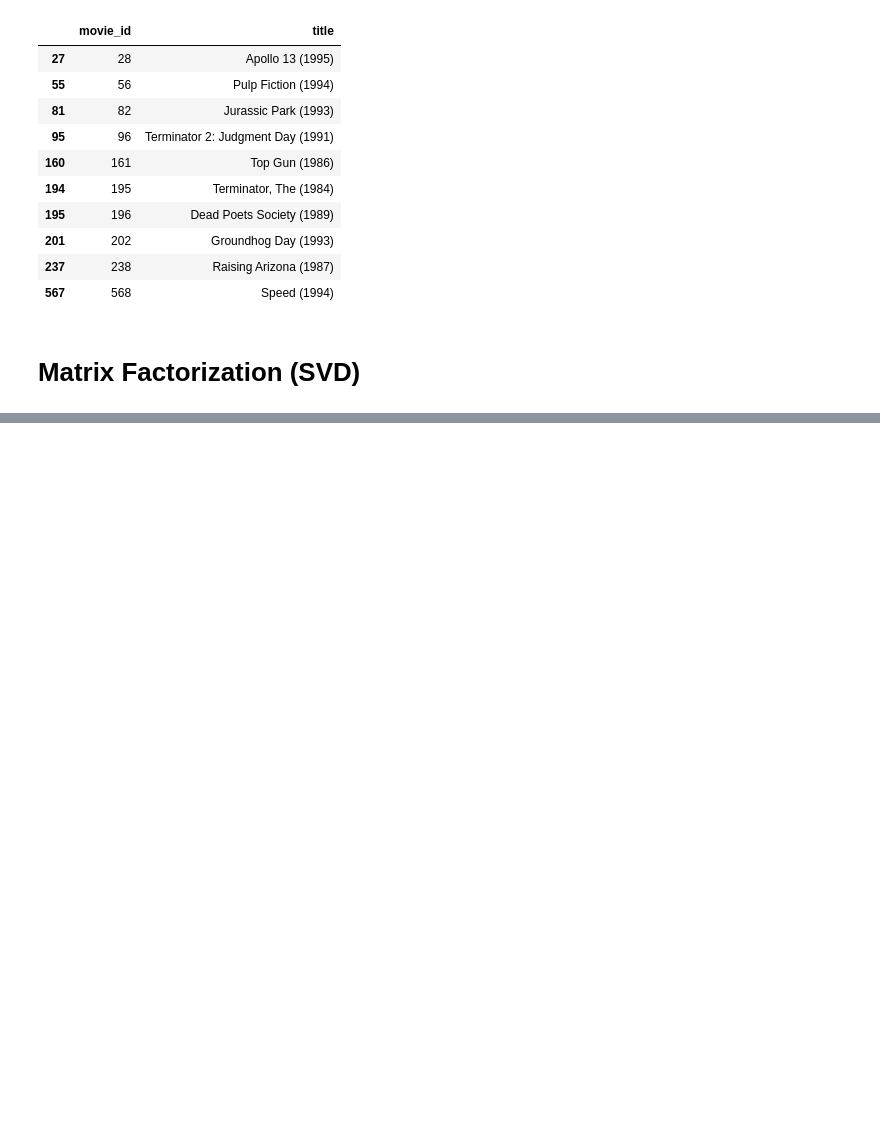
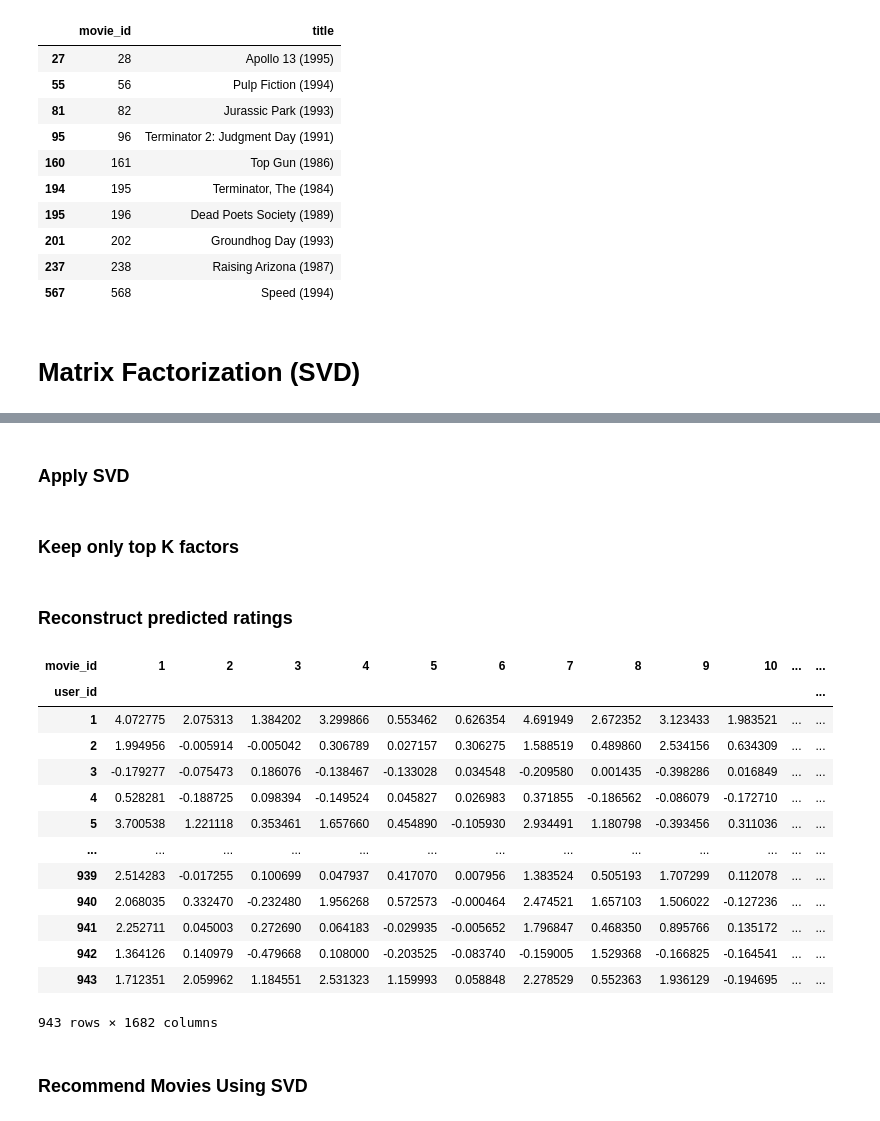
Before and after one commit to KaushalyaDasanayake/movie-recommendations-capstone, a Jupyter notebook: notebook.ipynb, the cells around one changed output, grey strips where cells are left out. Drawn from its saved outputs; the diff is of its cells as text; code cells hidden in the pictures; blank space fills up the shorter version.

Commit message:
Add svd based matrix factorization for movie recommendations

```diff
--- a/notebook.ipynb
+++ b/notebook.ipynb
@@ -513,0 +482,43 @@ R_demeaned
+# %% [markdown]
+### Apply SVD
+# %%
+import numpy as np
+
+U, sigma, Vt = np.linalg.svd(R_demeaned, full_matrices=False)
+# %% [markdown]
+### Keep only top K factors
+# %%
+k=20
+
+U_k = U[:,:k]
+sigma_k = np.diag(sigma[:k])
+Vt_k = Vt[:k, :]
+# %% [markdown]
+### Reconstruct predicted ratings
+# %%
+R_pred = np.dot(np.dot(U_k, sigma_k), Vt_k)
+
+R_pred_df = pd.DataFrame(
+    R_pred,
+    index=user_movie_filled.index,
+    columns=user_movie_filled.columns
+)
+
+R_pred_df = R_pred_df.add(user_means, axis=0)
+# %% [output]
+| movie_id | 1 | 2 | 3 | 4 | 5 | 6 | 7 | 8 | 9 | 10 | ... | ... |
+| user_id |  |  |  |  |  |  |  |  |  |  |  | ... |
+| 1 | 4.072775 | 2.075313 | 1.384202 | 3.299866 | 0.553462 | 0.626354 | 4.691949 | 2.672352 | 3.123433 | 1.983521 | ... | ... |
+| 2 | 1.994956 | -0.005914 | -0.005042 | 0.306789 | 0.027157 | 0.306275 | 1.588519 | 0.489860 | 2.534156 | 0.634309 | ... | ... |
+| 3 | -0.179277 | -0.075473 | 0.186076 | -0.138467 | -0.133028 | 0.034548 | -0.209580 | 0.001435 | -0.398286 | 0.016849 | ... | ... |
+| 4 | 0.528281 | -0.188725 | 0.098394 | -0.149524 | 0.045827 | 0.026983 | 0.371855 | -0.186562 | -0.086079 | -0.172710 | ... | ... |
+| 5 | 3.700538 | 1.221118 | 0.353461 | 1.657660 | 0.454890 | -0.105930 | 2.934491 | 1.180798 | -0.393456 | 0.311036 | ... | ... |
+| ... | ... | ... | ... | ... | ... | ... | ... | ... | ... | ... | ... | ... |
+| 939 | 2.514283 | -0.017255 | 0.100699 | 0.047937 | 0.417070 | 0.007956 | 1.383524 | 0.505193 | 1.707299 | 0.112078 | ... | ... |
+| 940 | 2.068035 | 0.332470 | -0.232480 | 1.956268 | 0.572573 | -0.000464 | 2.474521 | 1.657103 | 1.506022 | -0.127236 | ... | ... |
+| 941 | 2.252711 | 0.045003 | 0.272690 | 0.064183 | -0.029935 | -0.005652 | 1.796847 | 0.468350 | 0.895766 | 0.135172 | ... | ... |
+| 942 | 1.364126 | 0.140979 | -0.479668 | 0.108000 | -0.203525 | -0.083740 | -0.159005 | 1.529368 | -0.166825 | -0.164541 | ... | ... |
+| 943 | 1.712351 | 2.059962 | 1.184551 | 2.531323 | 1.159993 | 0.058848 | 2.278529 | 0.552363 | 1.936129 | -0.194695 | ... | ... |
+943 rows × 1682 columns
+# %% [markdown]
+### Recommend Movies Using SVD
```
Also changed, not shown: parts of 4 cells of this notebook, 1 other file.
